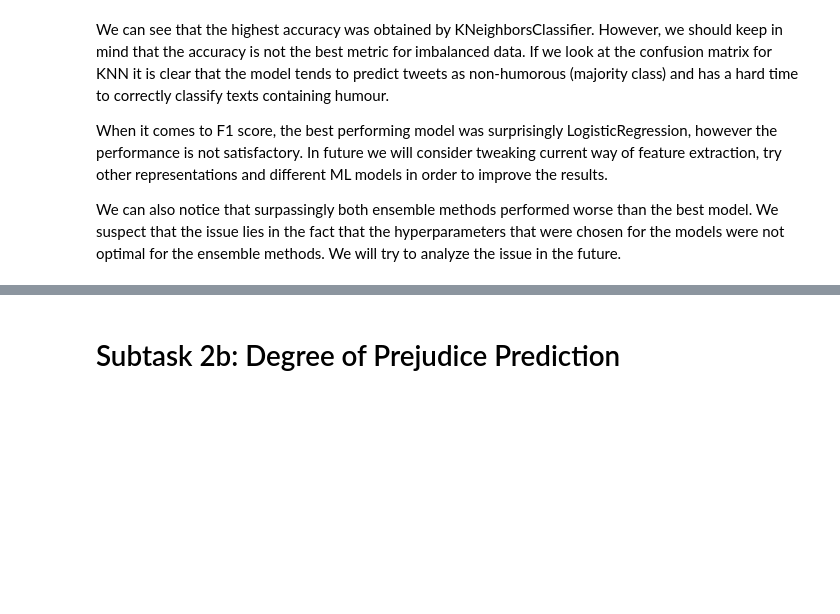
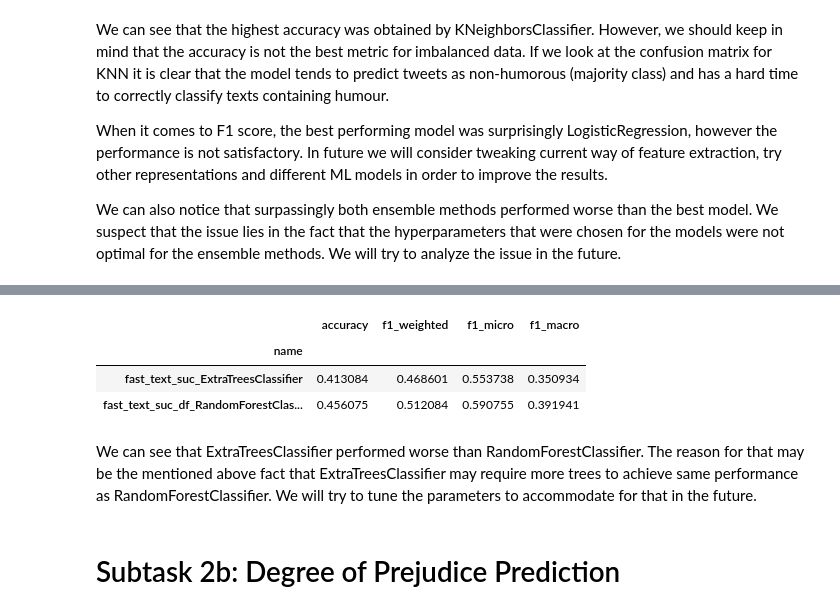
Before and after one commit to steciuk/LNR-hurftul-humor-detector, a Jupyter notebook: project.ipynb, the cells around one changed output, grey strips where cells are left out. Saved outputs shown, nothing was run; the diff lists cells and outputs as text; code cells hidden in the pictures; blank space fills up the shorter version.

```diff
--- a/project.ipynb
+++ b/project.ipynb
@@ -1128,3 +1254,12 @@ We can also notice that surpassingly both ensemble methods performed worse than
+# %%
+display(metrics_df)
+# %% [output]
+|  | accuracy | f1_weighted | f1_micro | f1_macro |
+| name |  |  |  |  |
+| fast_text_suc_ExtraTreesClassifier | 0.413084 | 0.468601 | 0.553738 | 0.350934 |
+| fast_text_suc_df_RandomForestClas... | 0.456075 | 0.512084 | 0.590755 | 0.391941 |
+# %% [markdown]
+We can see that ExtraTreesClassifier performed worse than RandomForestClassifier. The reason for that may be the mentioned above fact that ExtraTreesClassifier may require more trees to achieve same performance as RandomForestClassifier. We will try to tune the parameters to accommodate for that in the future.
 # %% [markdown]
 # Subtask 2b: Degree of Prejudice Prediction
 # %%
```
Also changed, not shown: parts of 19 cells of this notebook, 2 other files.
